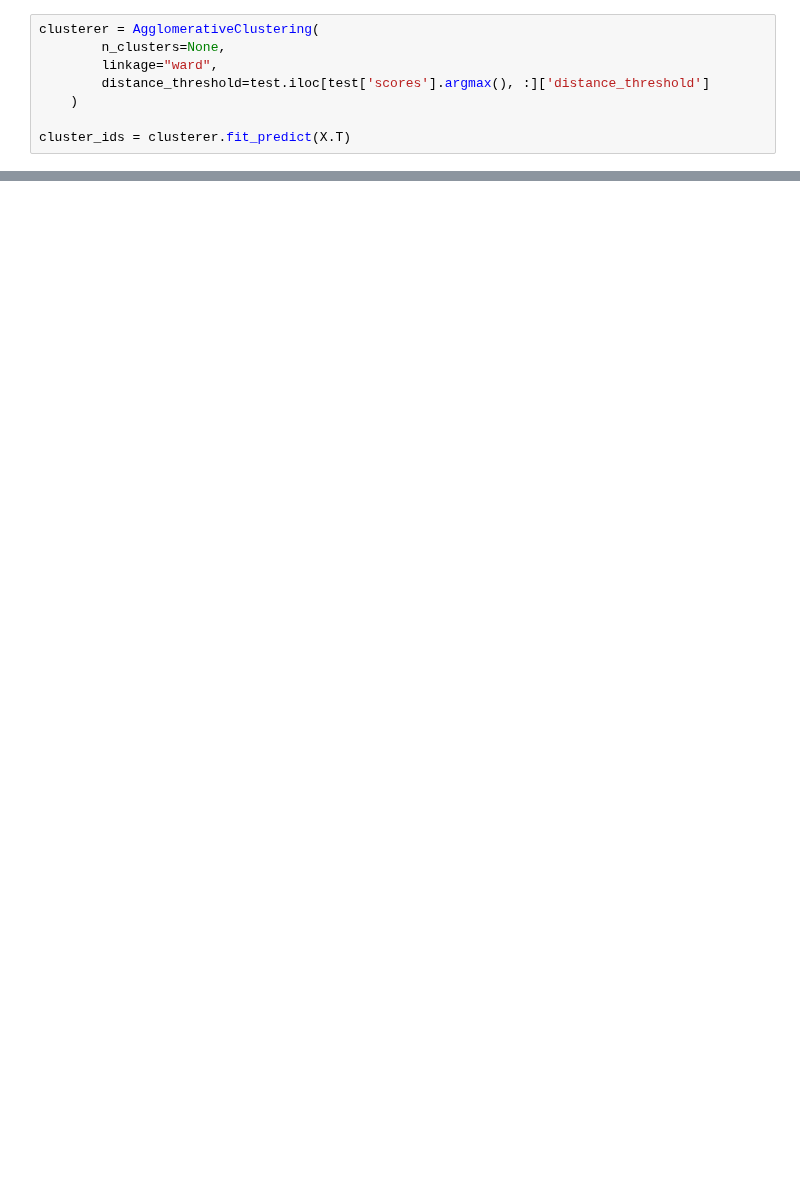
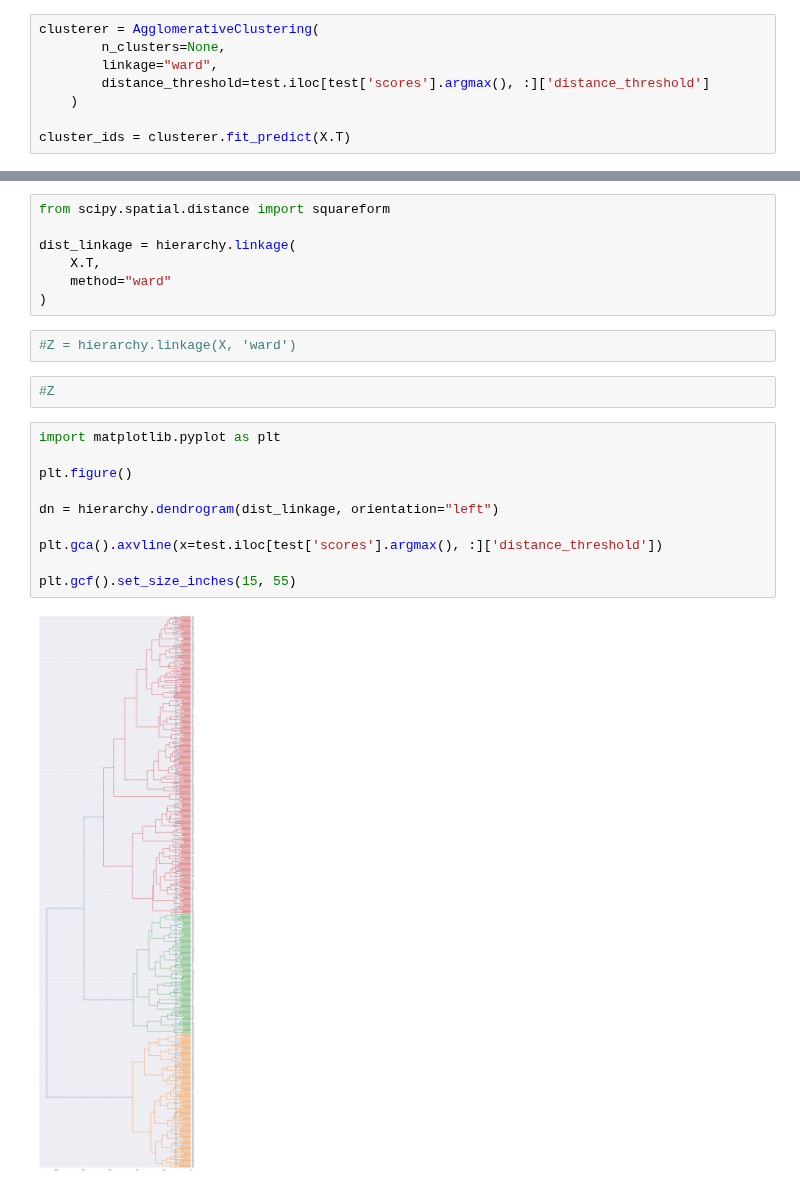
Before and after one commit to InfectionMedicineProteomics/DPKS, a Jupyter notebook: notebooks/cluster_features.ipynb, the cells around one changed output, grey strips where cells are left out. Cells and saved outputs as stored; diff of their text form; blank space fills up the shorter version.

```diff
--- a/notebooks/cluster_features.ipynb
+++ b/notebooks/cluster_features.ipynb
@@ -394,0 +398,23 @@ np.unique(cluster_ids)
+# %%
+from scipy.spatial.distance import squareform
+
+dist_linkage = hierarchy.linkage(
+    X.T,
+    method="ward"
+)
+# %%
+#Z = hierarchy.linkage(X, 'ward')
+# %%
+#Z
+# %%
+import matplotlib.pyplot as plt
+
+plt.figure()
+
+dn = hierarchy.dendrogram(dist_linkage, orientation="left")
+
+plt.gca().axvline(x=test.iloc[test['scores'].argmax(), :]['distance_threshold'])
+
+plt.gcf().set_size_inches(15, 55)
+# %% [output]
+[figure, added]
```
Also changed, not shown: parts of 4 cells of this notebook.
